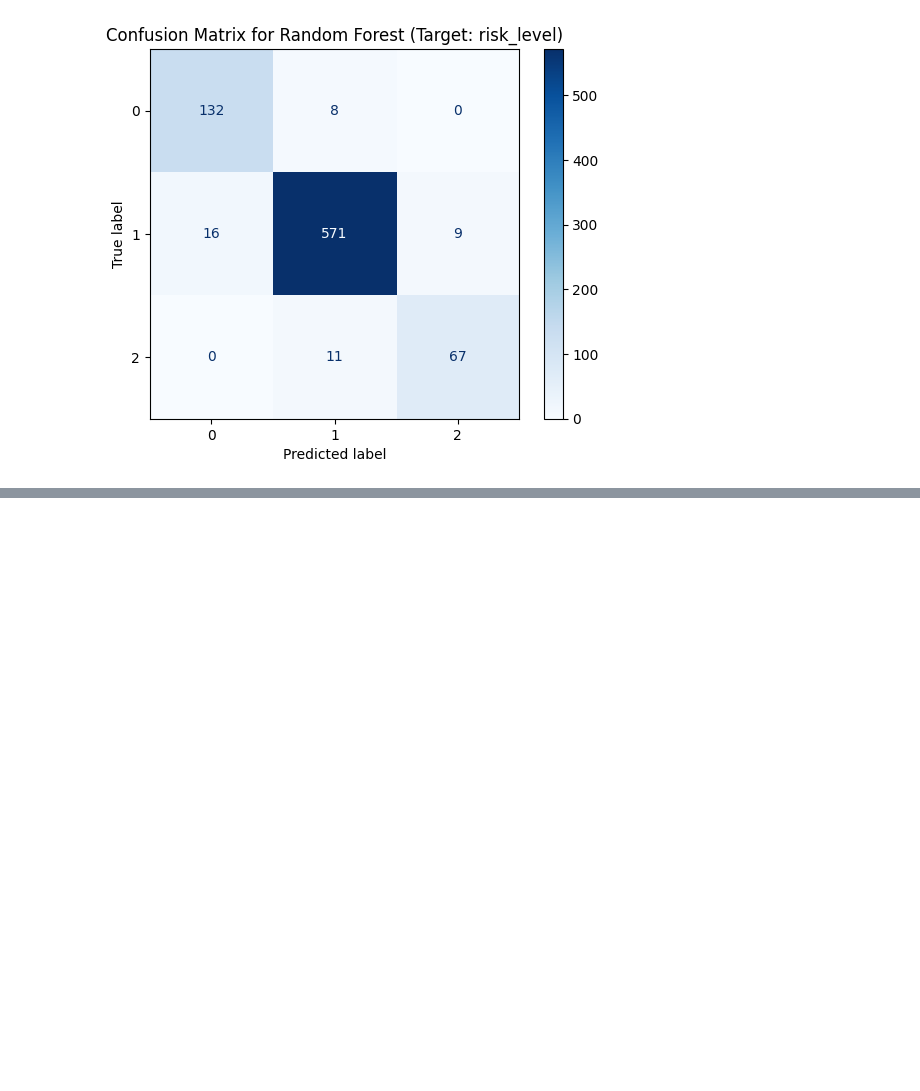
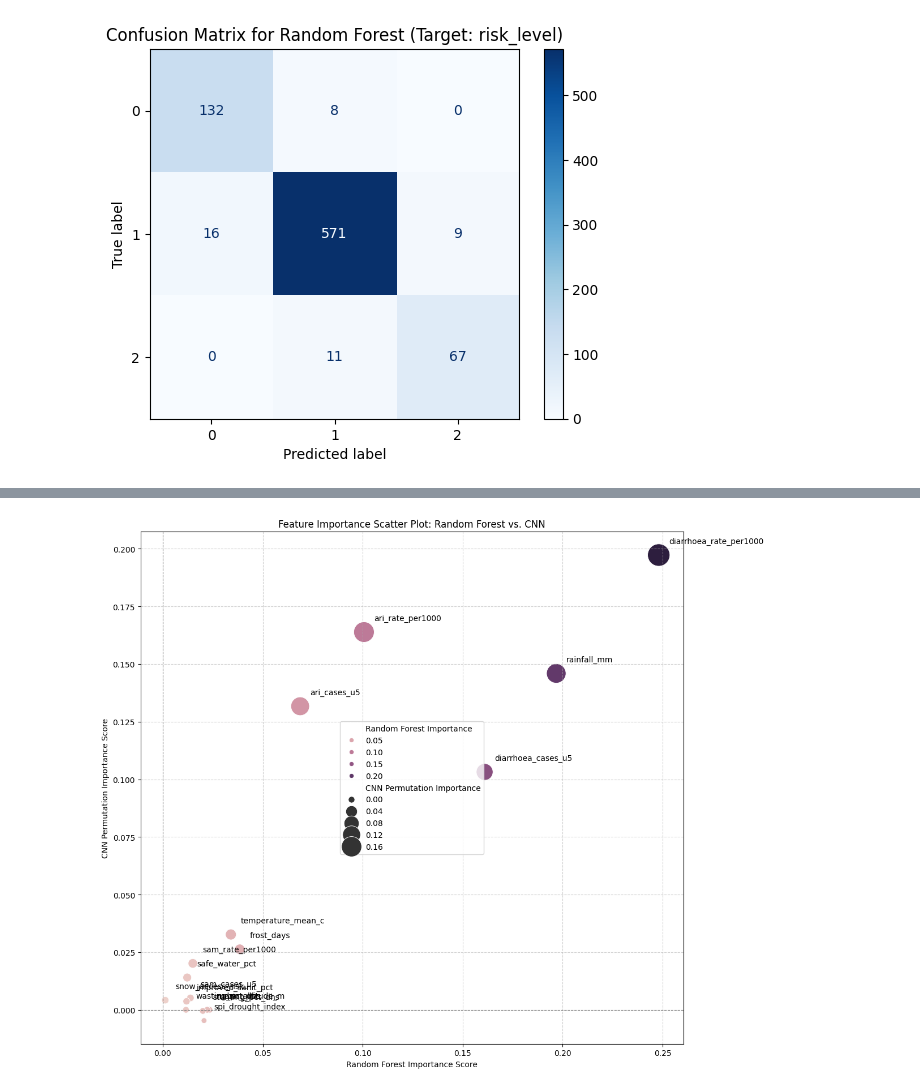
Before and after one commit to davidmothae3/caresai-test, a Jupyter notebook: Climate_Health_Risk_Kids_Under_5.ipynb, the cells around one changed output, grey strips where cells are left out. Cells and saved outputs as stored; diff of their text form; code cells hidden in the pictures; blank space fills up the shorter version.

```diff
--- a/Climate_Health_Risk_Kids_Under_5.ipynb
+++ b/Climate_Health_Risk_Kids_Under_5.ipynb
@@ -658,0 +761,38 @@ weighted avg       0.95      0.95      0.95       814
+# %%
+import matplotlib.pyplot as plt
+import seaborn as sns
+
+# Ensure both series are aligned for comparison
+common_features = sorted_rf_feature_importances.index.intersection(sorted_cnn_feature_importances.index)
+
+# Create a DataFrame for plotting
+scatter_df = pd.DataFrame({
+    'Random Forest Importance': sorted_rf_feature_importances.loc[common_features],
+    'CNN Permutation Importance': sorted_cnn_feature_importances.loc[common_features]
+})
+
+plt.figure(figsize=(12, 10))
+sns.scatterplot(
+    x='Random Forest Importance',
+    y='CNN Permutation Importance',
+    data=scatter_df,
+    hue='Random Forest Importance', # Color based on RF importance
+    size='CNN Permutation Importance', # Size based on CNN importance
+    sizes=(50, 800), # Range of marker sizes
+    legend='brief'
+)
+
+# Add labels for each point
+for i, (feature, row) in enumerate(scatter_df.iterrows()):
+    plt.annotate(feature, (row['Random Forest Importance'] + 0.005, row['CNN Permutation Importance'] + 0.005))
+
+plt.title('Feature Importance Scatter Plot: Random Forest vs. CNN')
+plt.xlabel('Random Forest Importance Score')
+plt.ylabel('CNN Permutation Importance Score')
+plt.grid(True, linestyle='--', alpha=0.6)
+plt.axvline(0, color='gray', linestyle='--', linewidth=0.8) # Add a line at 0 for reference
+plt.axhline(0, color='gray', linestyle='--', linewidth=0.8) # Add a line at 0 for reference
+plt.tight_layout()
+plt.show()
+# %% [output]
+[figure, added]
```
Also changed, not shown: parts of 7 cells of this notebook.
